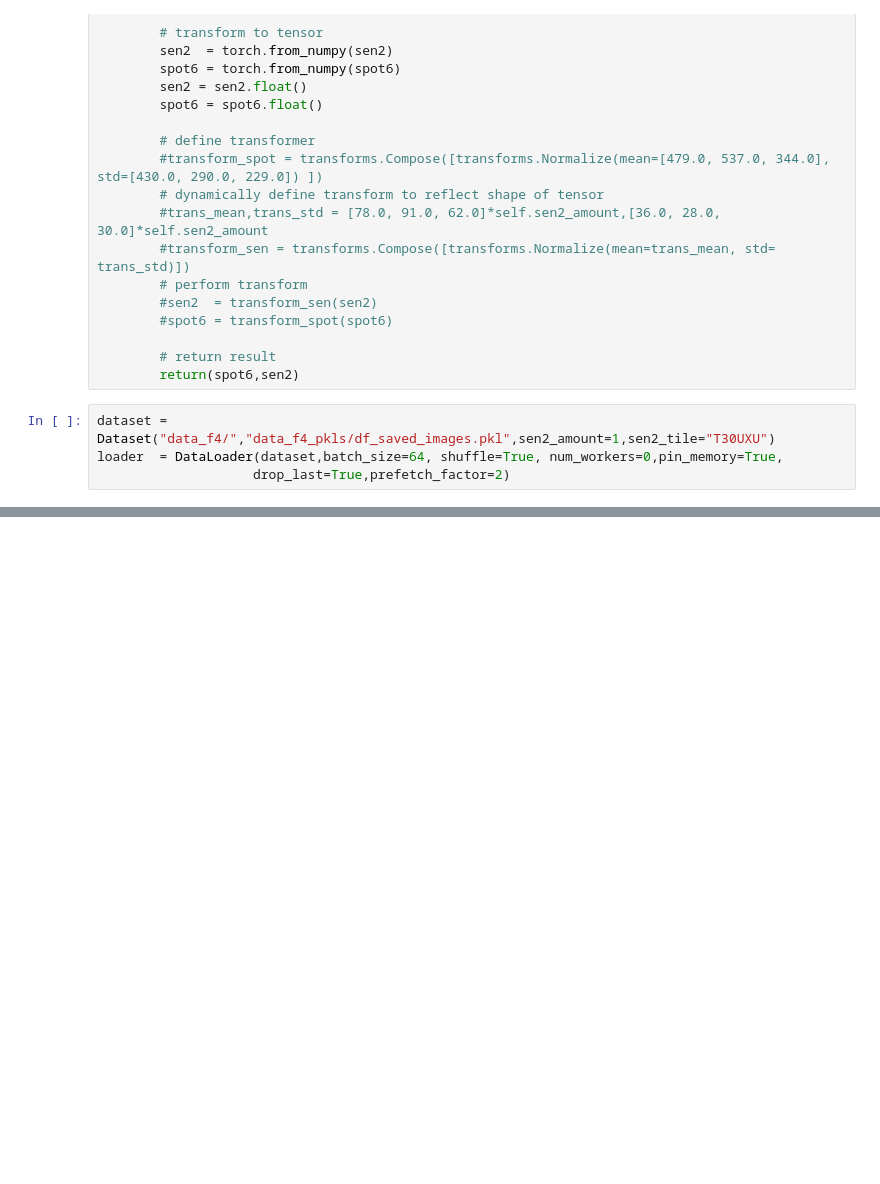
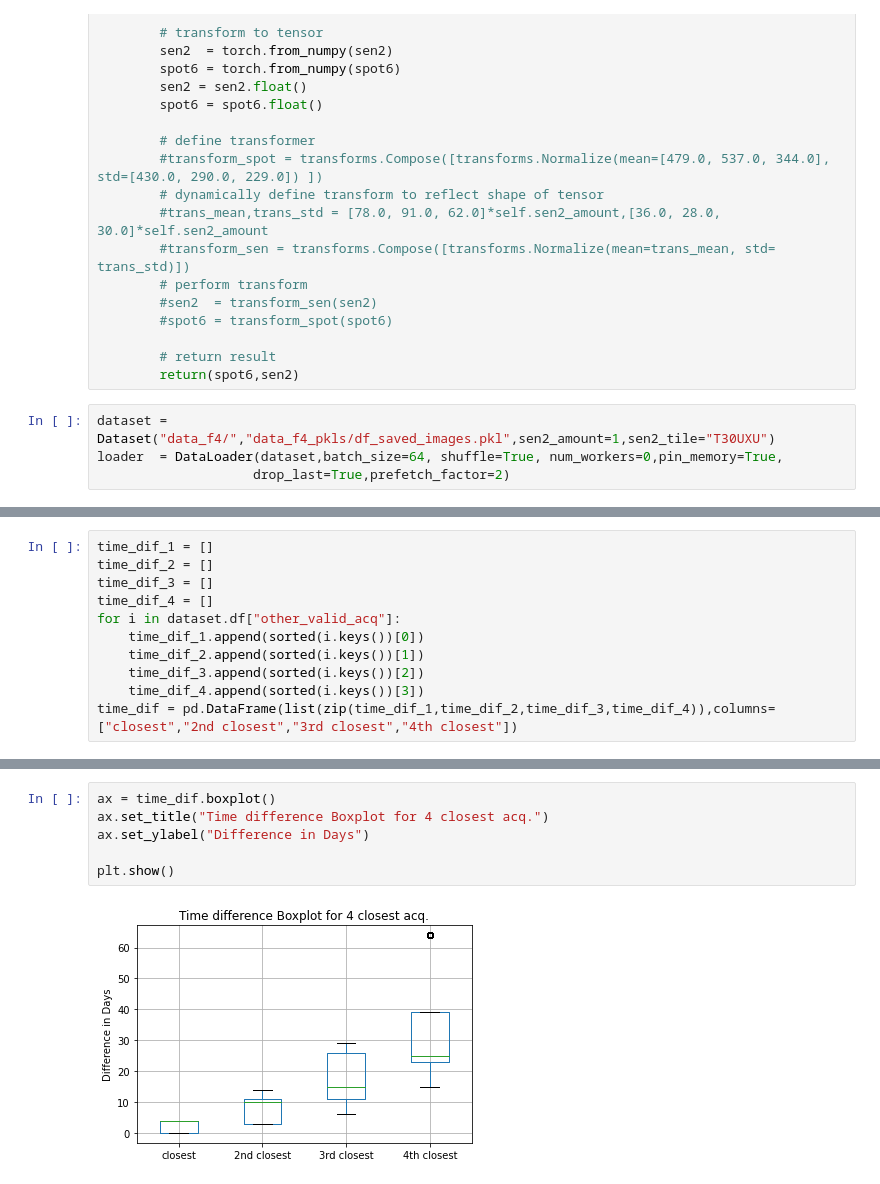
Before and after one commit to simon-donike/super-resolution, a Jupyter notebook: testing/dataloader_f4.ipynb, the cells around one changed output, grey strips where cells are left out. Cells and saved outputs as stored; diff of their text form; blank space fills up the shorter version.

```diff
--- a/testing/dataloader_f4.ipynb
+++ b/testing/dataloader_f4.ipynb
@@ -199,0 +176,11 @@ dataset.__getitem__(1005)
+# %%
+time_dif_1 = []
+time_dif_2 = []
+time_dif_3 = []
+time_dif_4 = []
+for i in dataset.df["other_valid_acq"]:
+    time_dif_1.append(sorted(i.keys())[0])
+    time_dif_2.append(sorted(i.keys())[1])
+    time_dif_3.append(sorted(i.keys())[2])
+    time_dif_4.append(sorted(i.keys())[3])
+time_dif = pd.DataFrame(list(zip(time_dif_1,time_dif_2,time_dif_3,time_dif_4)),columns=["closest","2nd closest","3rd closest","4th closest"])
@@ -199,0 +203,8 @@ dataset.__getitem__(1005)
+# %%
+ax = time_dif.boxplot()
+ax.set_title("Time difference Boxplot for 4 closest acq.")
+ax.set_ylabel("Difference in Days")
+
+plt.show()
+# %% [output]
+[figure, added]
```
Also changed, not shown: parts of 4 cells of this notebook.
